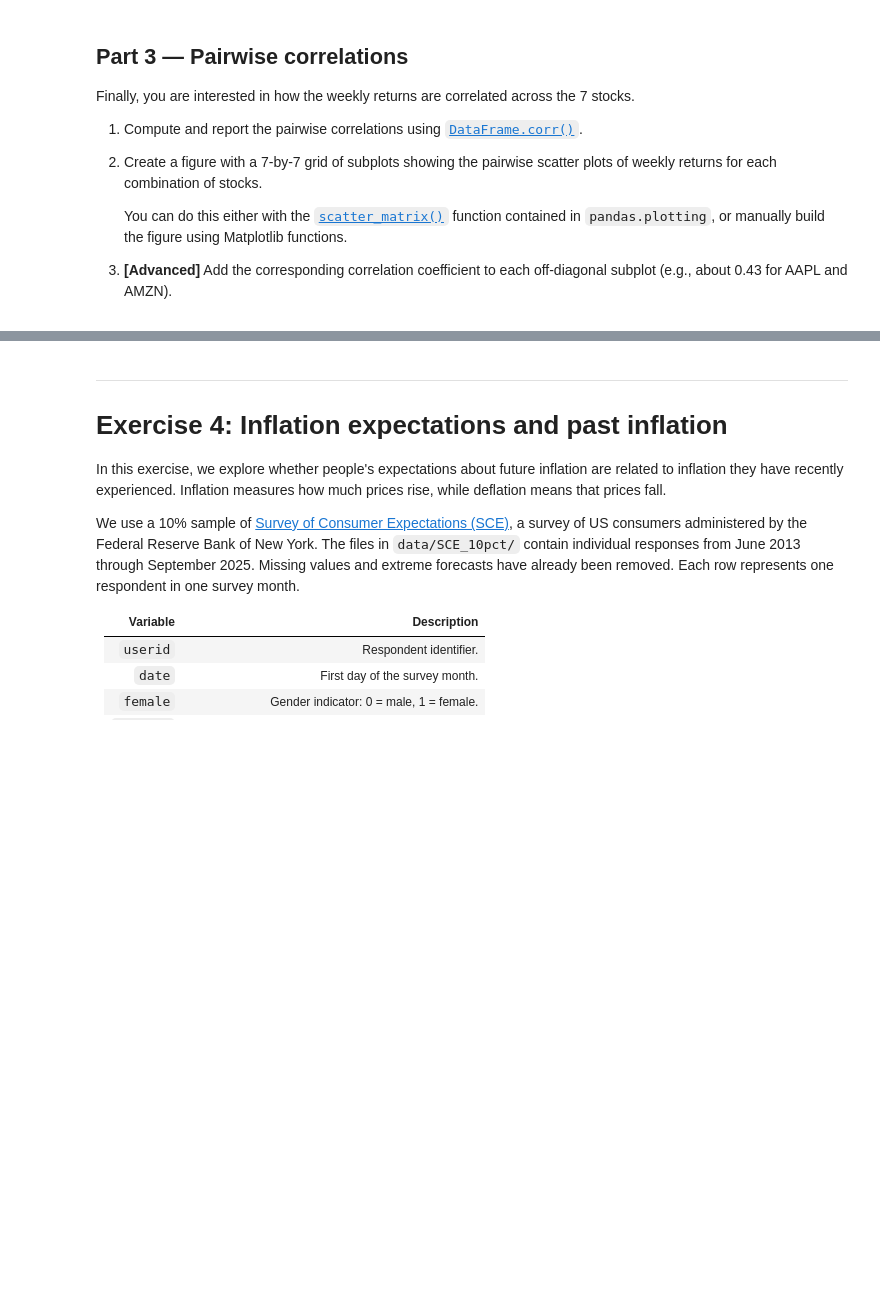
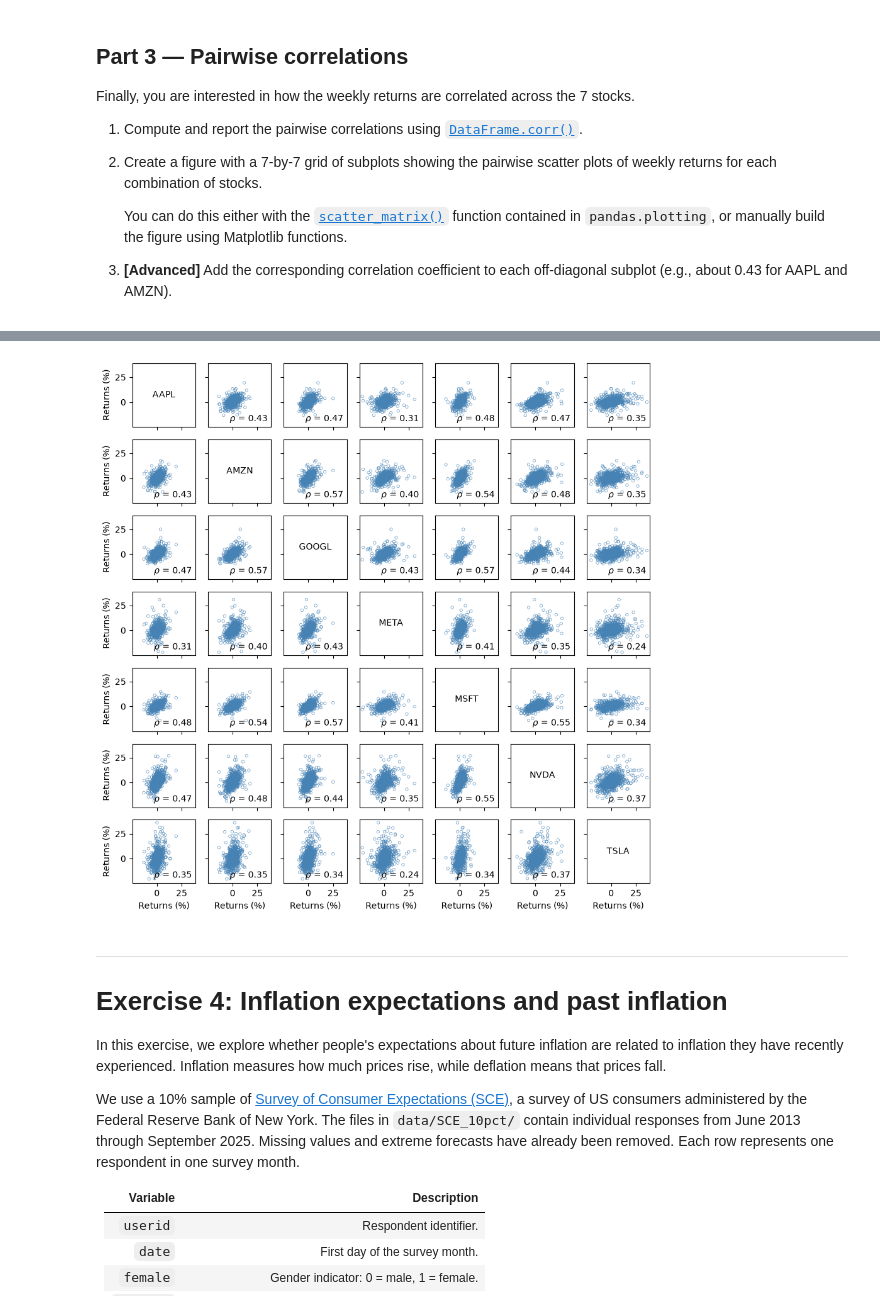
Before and after one commit to 646nwbf27y-lab/TECH2-H26, a Jupyter notebook: workshops/workshop5/workshop5 TH.ipynb, the cells around one changed output, grey strips where cells are left out. Cells and saved outputs as stored; diff of their text form; code cells hidden in the pictures; blank space fills up the shorter version.

```diff
--- a/workshops/workshop5/workshop5 TH.ipynb
+++ b/workshops/workshop5/workshop5 TH.ipynb
@@ -221,3 +321,55 @@ Finally, you are interested in how the weekly returns are correlated across the
+# %%
+#alternative
+import matplotlib.pyplot as plt
+
+tickers = df_returns.columns.to_list()
+
+n = len(tickers)
+
+fig, axes = plt.subplots(n, n, figsize = (9, 9), sharey = True, sharex = True )
+#iterate over rows and columns
+
+for i in range(n):
+    for j in range (n):
+        ax = axes[i, j]
+
+        if i == n-1:
+            ax.set_xlabel('Returns (%)')
+        if j == 0:
+            ax.set_ylabel('Returns (%)')
+
+        if i == j:
+            ax.text(
+                0.5, 0.5, tickers[i], transform = ax.transAxes, va = 'center', ha = 'center'
+            )
+            continue
+
+        x_values = df_returns.iloc[:,j]
+        y_values = df_returns.iloc[:,i]
+
+        ax.scatter(
+            x_values,
+            y_values,
+            color = 'none',
+            edgecolors = 'steelblue',
+            s = 10,
+            alpha = 0.8,
+            lw = 0.5,
+        )
+
+        ax.text(
+            0.95,
+            0.05,
+            rf'$\rho$ = {corr.iloc[i, j]:.2f}',
+            transform = ax.transAxes,
+            va = 'bottom',
+            ha = 'right',
+        )
+
+
+fig.tight_layout()
+# %% [output]
+[figure, added]
 # %% [markdown]
 ***
 # Exercise 4: Inflation expectations and past inflation
```
Also changed, not shown: parts of 14 cells of this notebook.
